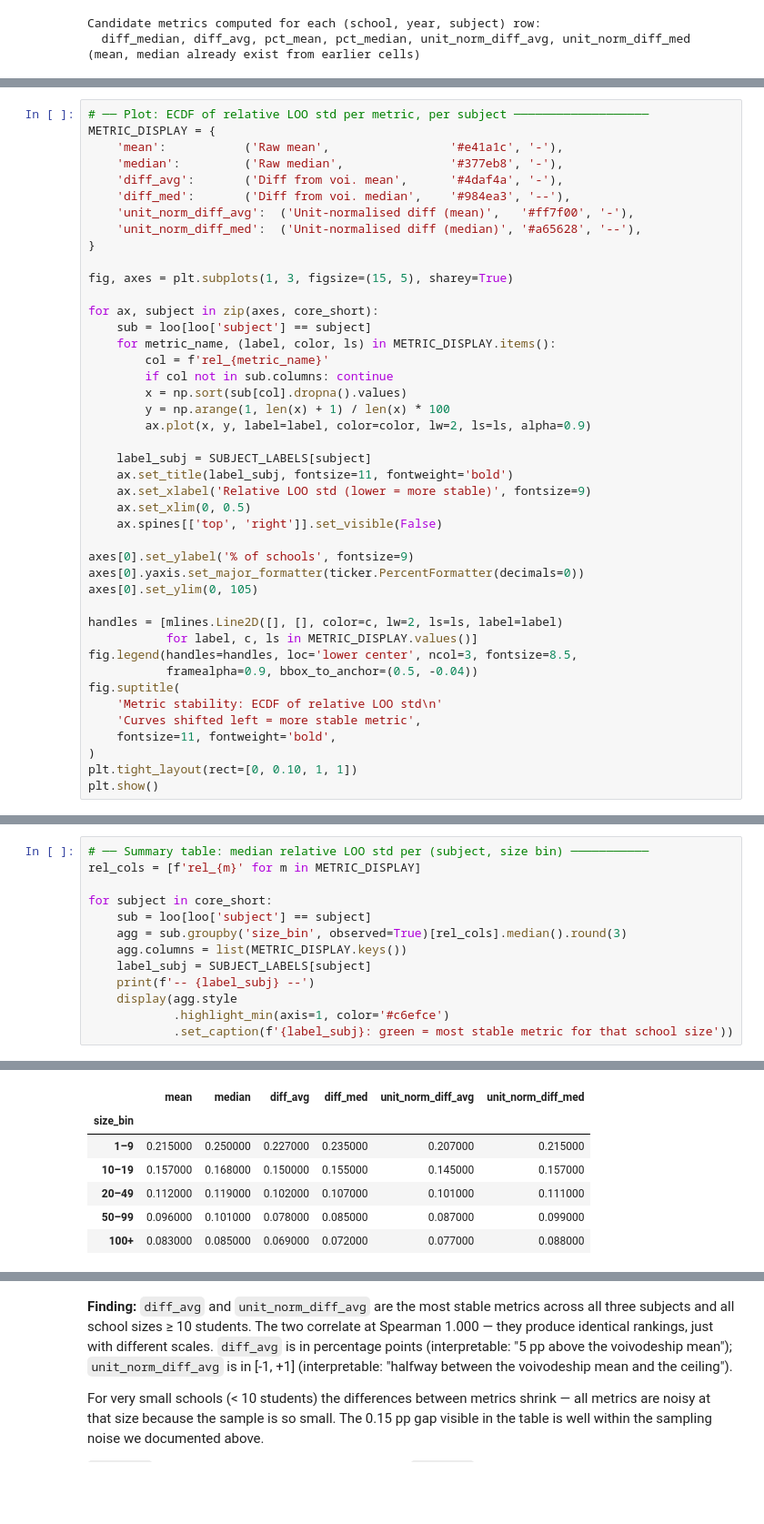
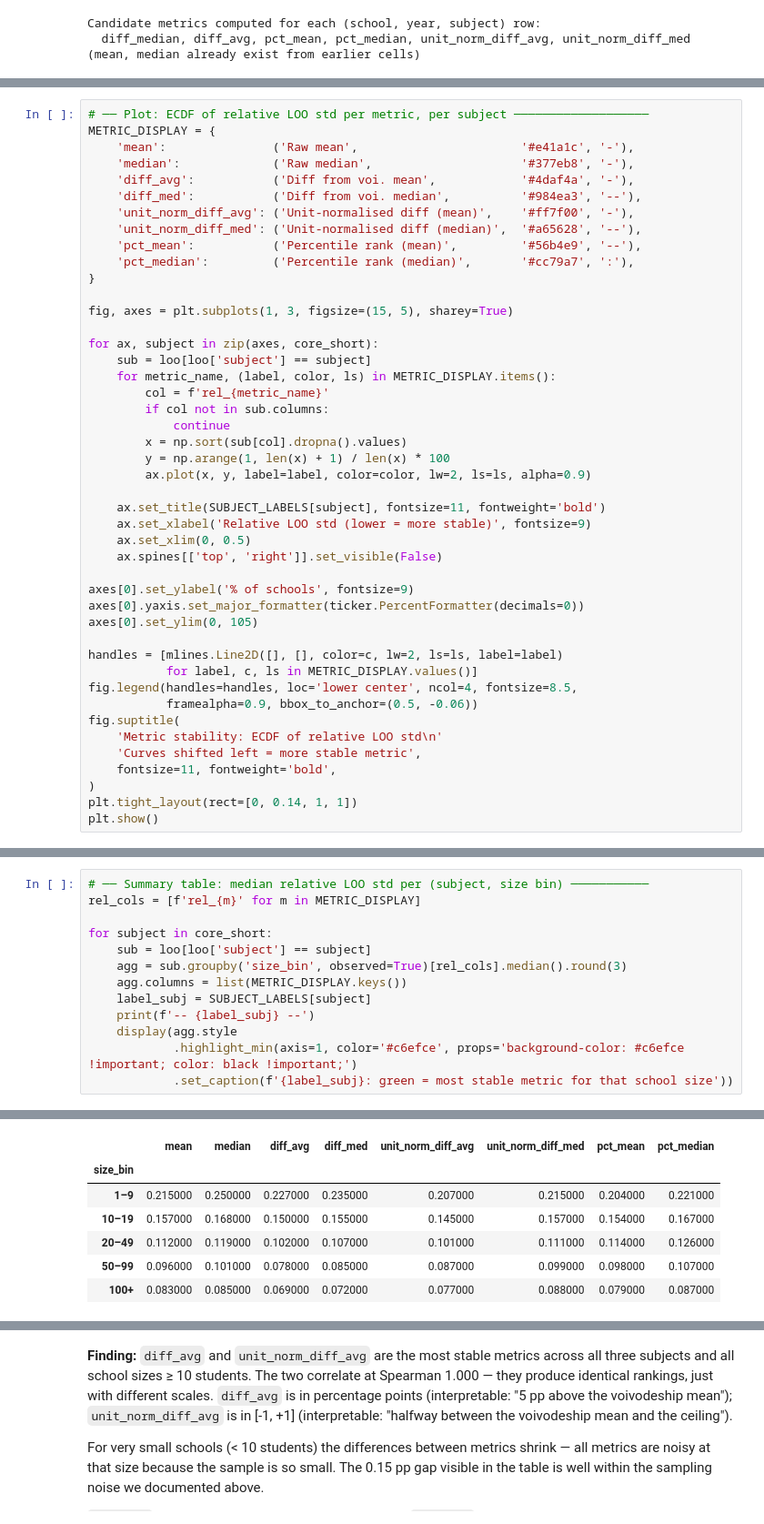
Before and after one commit to herbakamil/compare-primary-schools-mazowieckie, a Jupyter notebook: notebooks/how_to_measure_school_quality.ipynb, the cells around one changed output, grey strips where cells are left out. Shown at 91% size. Cells and saved outputs as stored; diff of their text form; blank space fills up the shorter version.

```diff
--- a/notebooks/how_to_measure_school_quality.ipynb
+++ b/notebooks/how_to_measure_school_quality.ipynb
@@ -990,12 +999,14 @@ LOO computed for 4,713 school-subject pairs across 1,571 schools
 # %%
 # ── Plot: ECDF of relative LOO std per metric, per subject ───────────────────
 METRIC_DISPLAY = {
-    'mean':           ('Raw mean',                 '#e41a1c', '-'),
-    'median':         ('Raw median',               '#377eb8', '-'),
-    'diff_avg':       ('Diff from voi. mean',      '#4daf4a', '-'),
-    'diff_med':       ('Diff from voi. median',    '#984ea3', '--'),
-    'unit_norm_diff_avg':  ('Unit-normalised diff (mean)',   '#ff7f00', '-'),
-    'unit_norm_diff_med':  ('Unit-normalised diff (median)', '#a65628', '--'),
+    'mean':               ('Raw mean',                       '#e41a1c', '-'),
+    'median':             ('Raw median',                     '#377eb8', '-'),
+    'diff_avg':           ('Diff from voi. mean',            '#4daf4a', '-'),
+    'diff_med':           ('Diff from voi. median',          '#984ea3', '--'),
+    'unit_norm_diff_avg': ('Unit-normalised diff (mean)',    '#ff7f00', '-'),
+    'unit_norm_diff_med': ('Unit-normalised diff (median)',  '#a65628', '--'),
+    'pct_mean':           ('Percentile rank (mean)',         '#56b4e9', '--'),
+    'pct_median':         ('Percentile rank (median)',       '#cc79a7', ':'),
 }
 
 fig, axes = plt.subplots(1, 3, figsize=(15, 5), sharey=True)
@@ -1004,13 +1015,13 @@ for ax, subject in zip(axes, core_short):
     sub = loo[loo['subject'] == subject]
     for metric_name, (label, color, ls) in METRIC_DISPLAY.items():
         col = f'rel_{metric_name}'
-        if col not in sub.columns: continue
+        if col not in sub.columns:
+            continue
         x = np.sort(sub[col].dropna().values)
         y = np.arange(1, len(x) + 1) / len(x) * 100
         ax.plot(x, y, label=label, color=color, lw=2, ls=ls, alpha=0.9)
 
-    label_subj = SUBJECT_LABELS[subject]
-    ax.set_title(label_subj, fontsize=11, fontweight='bold')
+    ax.set_title(SUBJECT_LABELS[subject], fontsize=11, fontweight='bold')
     ax.set_xlabel('Relative LOO std (lower = more stable)', fontsize=9)
     ax.set_xlim(0, 0.5)
     ax.spines[['top', 'right']].set_visible(False)
@@ -1021,13 +1032,13 @@ axes[0].set_ylim(0, 105)
 
 handles = [mlines.Line2D([], [], color=c, lw=2, ls=ls, label=label)
            for label, c, ls in METRIC_DISPLAY.values()]
-fig.legend(handles=handles, loc='lower center', ncol=3, fontsize=8.5,
-           framealpha=0.9, bbox_to_anchor=(0.5, -0.04))
+fig.legend(handles=handles, loc='lower center', ncol=4, fontsize=8.5,
+           framealpha=0.9, bbox_to_anchor=(0.5, -0.06))
 fig.suptitle(
     'Metric stability: ECDF of relative LOO std\n'
     'Curves shifted left = more stable metric',
     fontsize=11, fontweight='bold',
 )
-plt.tight_layout(rect=[0, 0.10, 1, 1])
+plt.tight_layout(rect=[0, 0.14, 1, 1])
 plt.show()
 # %% [output]
@@ -1035,25 +1046,25 @@ plt.show()
 # %%
 # ── Summary table: median relative LOO std per (subject, size bin) ───────────
 rel_cols = [f'rel_{m}' for m in METRIC_DISPLAY]
 
 for subject in core_short:
     sub = loo[loo['subject'] == subject]
     agg = sub.groupby('size_bin', observed=True)[rel_cols].median().round(3)
     agg.columns = list(METRIC_DISPLAY.keys())
     label_subj = SUBJECT_LABELS[subject]
     print(f'-- {label_subj} --')
     display(agg.style
-            .highlight_min(axis=1, color='#c6efce')
+            .highlight_min(axis=1, color='#c6efce', props='background-color: #c6efce !important; color: black !important;')
             .set_caption(f'{label_subj}: green = most stable metric for that school size'))
 # %% [output]
 -- Polish --
 Polish: green = most stable metric for that school size
-|  | mean | median | diff_avg | diff_med | unit_norm_diff_avg | unit_norm_diff_med |
-| size_bin |  |  |  |  |  |  |
-| 1–9 | 0.215000 | 0.250000 | 0.227000 | 0.235000 | 0.207000 | 0.215000 |
-| 10–19 | 0.157000 | 0.168000 | 0.150000 | 0.155000 | 0.145000 | 0.157000 |
-| 20–49 | 0.112000 | 0.119000 | 0.102000 | 0.107000 | 0.101000 | 0.111000 |
-| 50–99 | 0.096000 | 0.101000 | 0.078000 | 0.085000 | 0.087000 | 0.099000 |
-| 100+ | 0.083000 | 0.085000 | 0.069000 | 0.072000 | 0.077000 | 0.088000 |
+|  | mean | median | diff_avg | diff_med | unit_norm_diff_avg | unit_norm_diff_med | pct_mean | pct_median |
+| size_bin |  |  |  |  |  |  |  |  |
+| 1–9 | 0.215000 | 0.250000 | 0.227000 | 0.235000 | 0.207000 | 0.215000 | 0.204000 | 0.221000 |
+| 10–19 | 0.157000 | 0.168000 | 0.150000 | 0.155000 | 0.145000 | 0.157000 | 0.154000 | 0.167000 |
+| 20–49 | 0.112000 | 0.119000 | 0.102000 | 0.107000 | 0.101000 | 0.111000 | 0.114000 | 0.126000 |
+| 50–99 | 0.096000 | 0.101000 | 0.078000 | 0.085000 | 0.087000 | 0.099000 | 0.098000 | 0.107000 |
+| 100+ | 0.083000 | 0.085000 | 0.069000 | 0.072000 | 0.077000 | 0.088000 | 0.079000 | 0.087000 |
 -- Maths --
 Maths: green = most stable metric for that school size
```
Also changed, not shown: parts of 5 cells of this notebook.
